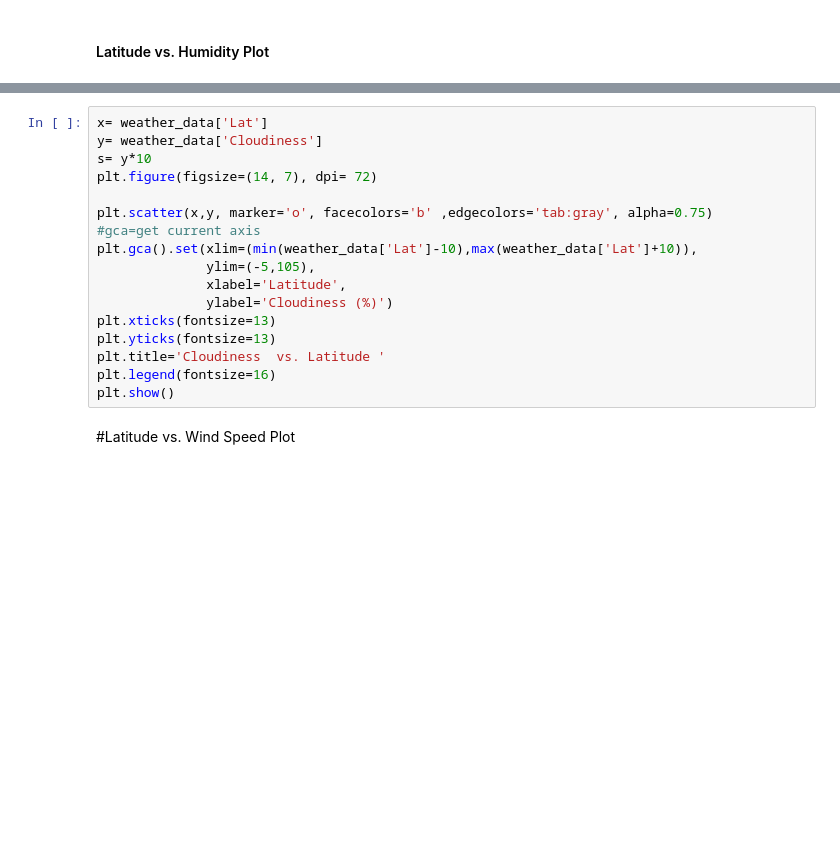
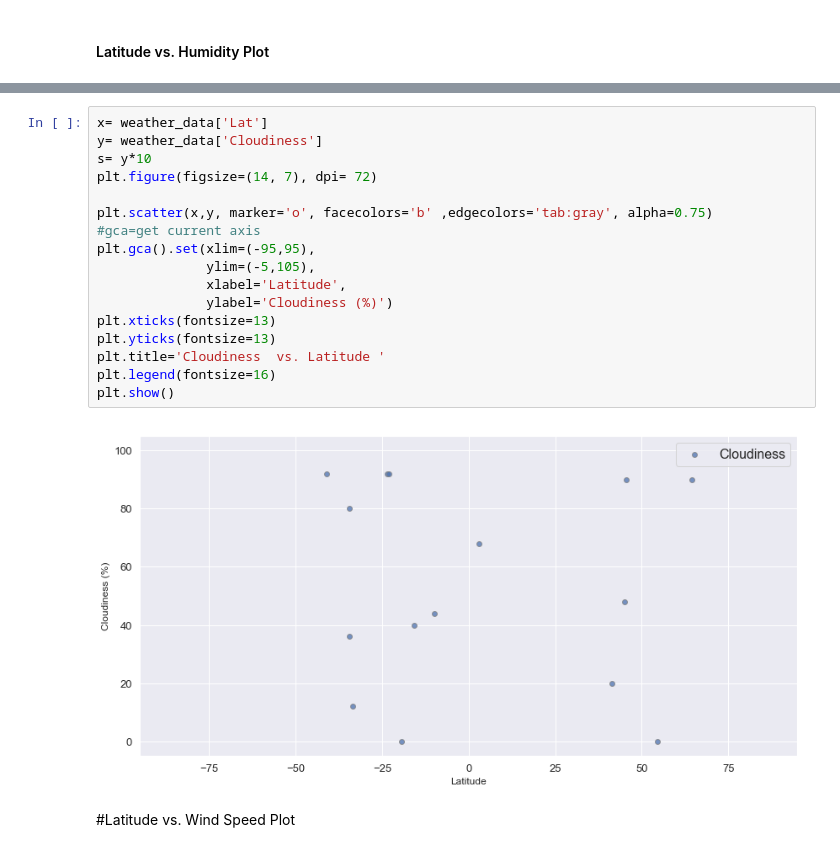
Before and after one commit to hvannia/WeatherPy, a Jupyter notebook: WeatherPy.ipynb, the cells around one changed output, grey strips where cells are left out. Saved outputs shown, nothing was run; the diff lists cells and outputs as text; blank space fills up the shorter version.

```diff
--- a/WeatherPy.ipynb
+++ b/WeatherPy.ipynb
@@ -184,19 +235,21 @@ plt.show()
 # %%
 x= weather_data['Lat']
 y= weather_data['Cloudiness']
 s= y*10
 plt.figure(figsize=(14, 7), dpi= 72)
 
 plt.scatter(x,y, marker='o', facecolors='b' ,edgecolors='tab:gray', alpha=0.75)
 #gca=get current axis
-plt.gca().set(xlim=(min(weather_data['Lat']-10),max(weather_data['Lat']+10)),
+plt.gca().set(xlim=(-95,95),
               ylim=(-5,105),
               xlabel='Latitude',
               ylabel='Cloudiness (%)')
 plt.xticks(fontsize=13)
 plt.yticks(fontsize=13)
 plt.title='Cloudiness  vs. Latitude '
 plt.legend(fontsize=16)
 plt.show()
+# %% [output]
+[figure, added]
 # %% [markdown]
  #Latitude vs. Wind Speed Plot
```
Also changed, not shown: parts of 10 cells of this notebook.
